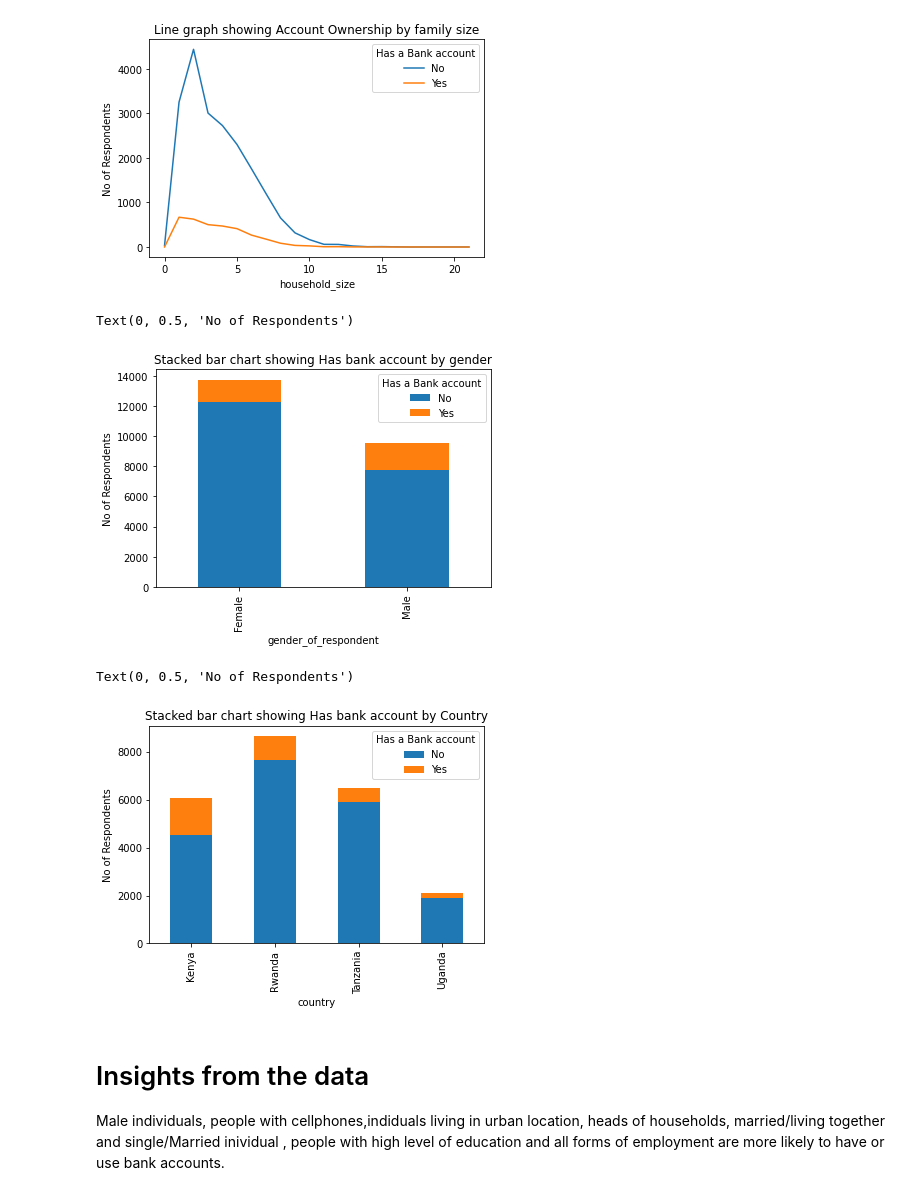
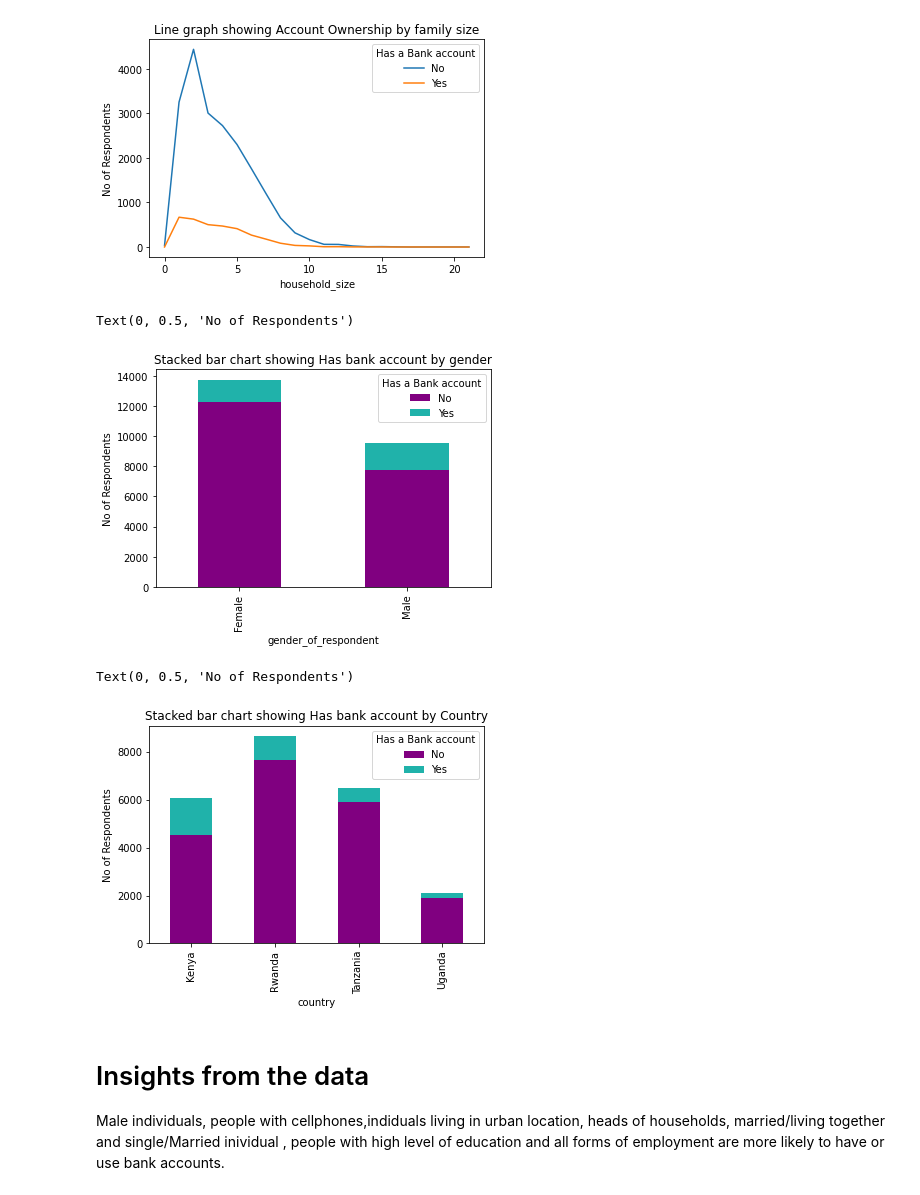
Before and after one commit to castynyaga/Statistics-IP, a Jupyter notebook: Statistics_IP_Casty_Nyaga.ipynb, the cells around one changed output. Drawn from its saved outputs; the diff is of its cells as text; code cells hidden in the pictures.

```diff
--- a/Statistics_IP_Casty_Nyaga.ipynb
+++ b/Statistics_IP_Casty_Nyaga.ipynb
@@ -446,22 +446,22 @@ plt.show()
 [figure]
 # %%
 # bar chart showing individual with bank accounts  by gender
-pd.crosstab(df['gender_of_respondent'], df['Has a Bank account']).plot(kind='bar', stacked=True)
+pd.crosstab(df['gender_of_respondent'], df['Has a Bank account']).plot(kind='bar',color=['purple','lightseagreen'], stacked=True)
 plt.title("Stacked bar chart showing Has bank account by gender")
 plt.ylabel("No of Respondents")
 # There were more female respondents than Male but More male individuals are more likely to have or use a bank account compared to female
 # %% [output]
 Text(0, 0.5, 'No of Respondents')
-[figure, old version]
+[figure, new version]
 # %%
 # stacked barchart showing individuals with  bank accounts per country Kenya has highest number while Ugander has the lowest
-pd.crosstab(df['country'], df['Has a Bank account']).plot(kind='bar', stacked=True)
+pd.crosstab(df['country'], df['Has a Bank account']).plot(kind='bar', color=['purple','lightseagreen'], stacked=True)
 plt.title("Stacked bar chart showing Has bank account by Country")
 plt.ylabel("No of Respondents")
 # Kenya has the highest number of individuals with bank accounts while Uganda registered the least.
 # %% [output]
 Text(0, 0.5, 'No of Respondents')
-[figure, old version]
+[figure, new version]
 # %% [markdown]
 # Insights from the data
 Male individuals, people with cellphones,indiduals living in urban location, heads of households, married/living together and single/Married inividual , people with high level of education and all forms of employment are more likely to have or use bank accounts.
```
Also changed, not shown: parts of 1 cell of this notebook.
